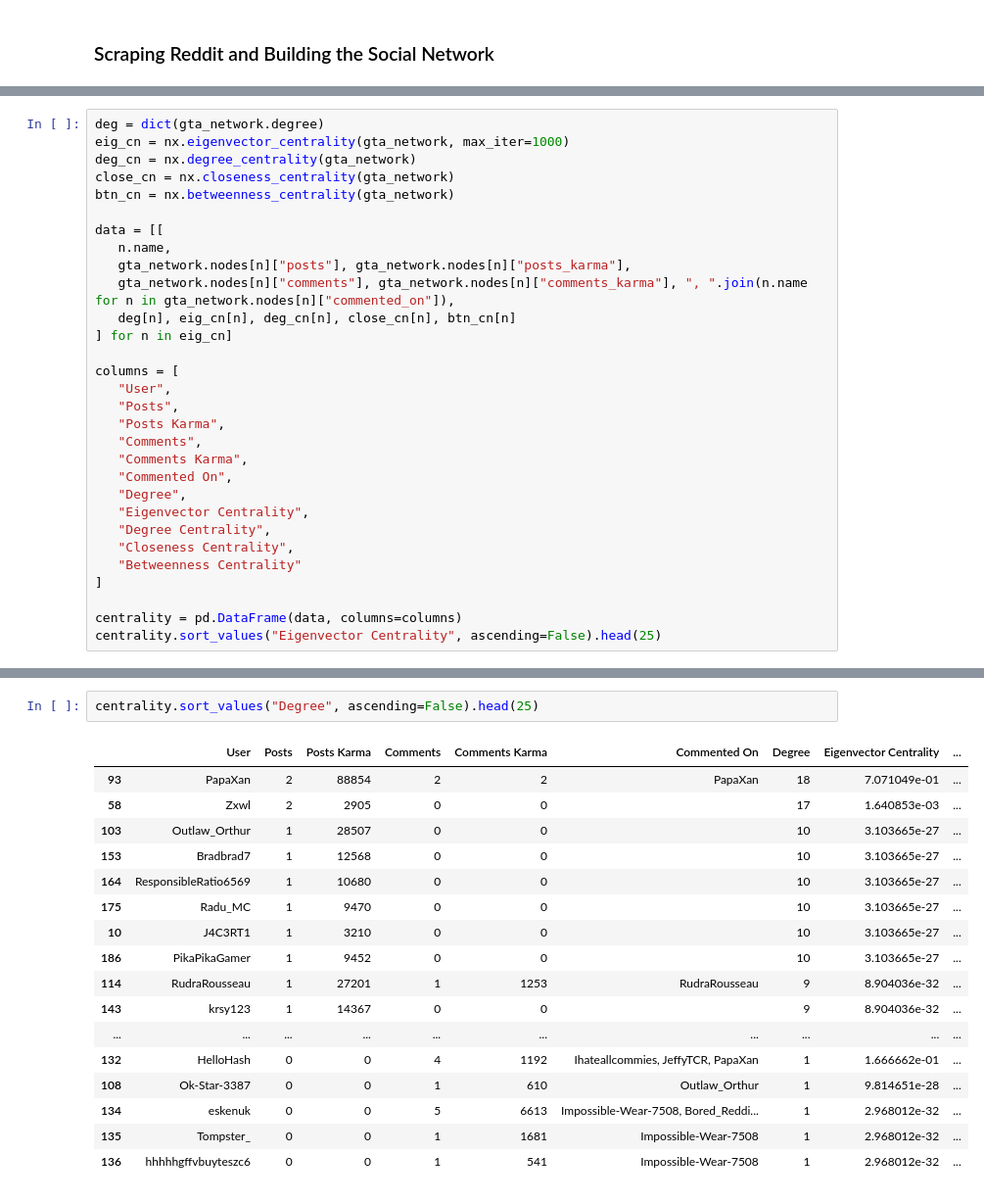
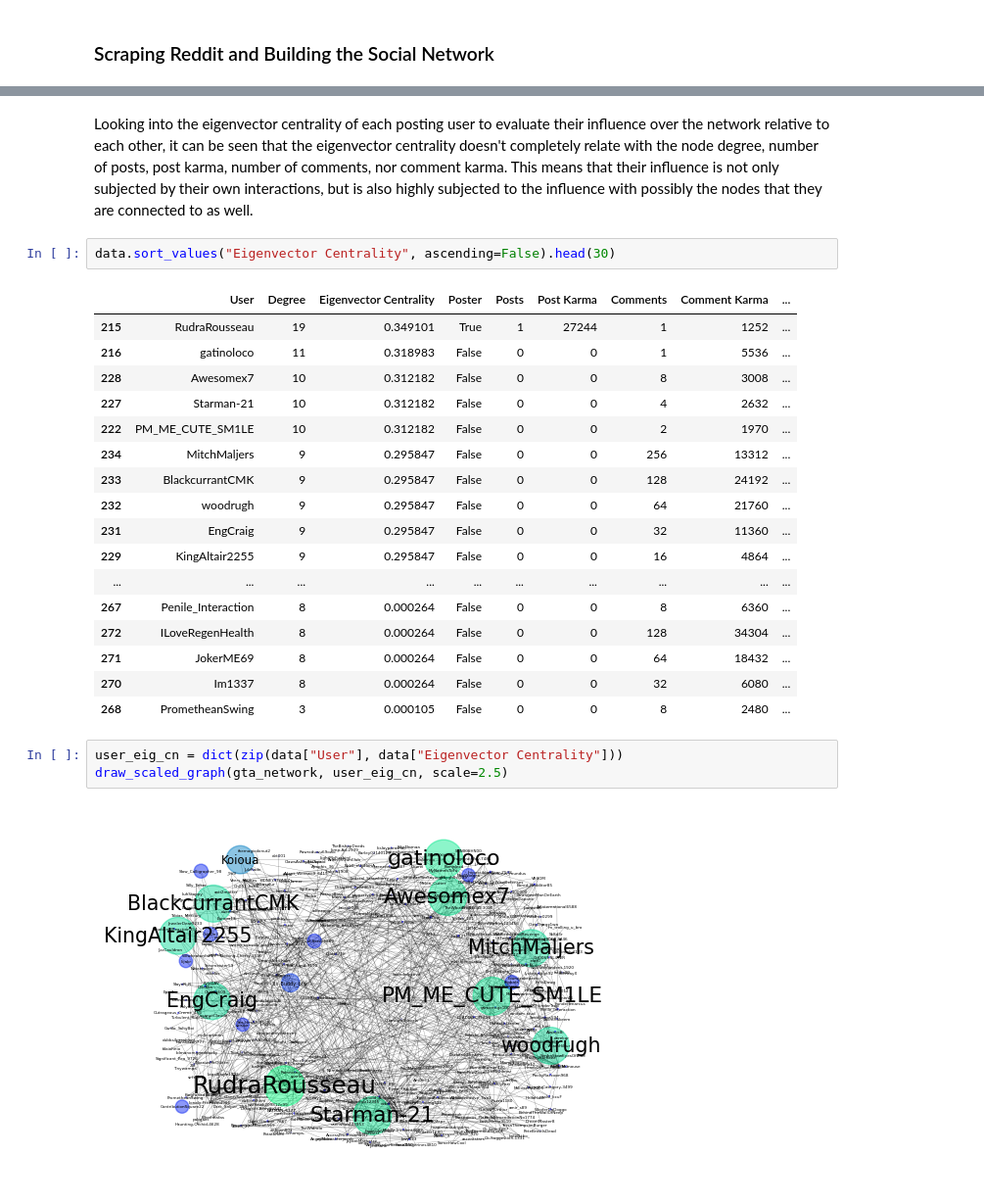
Before and after one commit to LaplaceXD/Linear_Algebra_CS3101N, a Jupyter notebook: Assignments/Spectral_Theory.ipynb, the cells around one changed output, grey strips where cells are left out. Shown at 98% size. Saved outputs shown, nothing was run; the diff lists cells and outputs as text.

```diff
--- a/Assignments/Spectral_Theory.ipynb
+++ b/Assignments/Spectral_Theory.ipynb
@@ -287,30 +332,0 @@ nx.draw(gta_network, pos, width=0.5, alpha=0.5,
-# %%
-deg = dict(gta_network.degree)
-eig_cn = nx.eigenvector_centrality(gta_network, max_iter=1000)
-deg_cn = nx.degree_centrality(gta_network)
-close_cn = nx.closeness_centrality(gta_network)
-btn_cn = nx.betweenness_centrality(gta_network)
-
-data = [[
-   n.name,
-   gta_network.nodes[n]["posts"], gta_network.nodes[n]["posts_karma"],
-   gta_network.nodes[n]["comments"], gta_network.nodes[n]["comments_karma"], ", ".join(n.name for n in gta_network.nodes[n]["commented_on"]),
-   deg[n], eig_cn[n], deg_cn[n], close_cn[n], btn_cn[n]
-] for n in eig_cn]
-
-columns = [
-   "User",
-   "Posts",
-   "Posts Karma",
-   "Comments",
-   "Comments Karma",
-   "Commented On",
-   "Degree",
-   "Eigenvector Centrality",
-   "Degree Centrality",
-   "Closeness Centrality",
-   "Betweenness Centrality"
-]
-
-centrality = pd.DataFrame(data, columns=columns)
-centrality.sort_values("Eigenvector Centrality", ascending=False).head(25)
@@ -335,20 +358,27 @@ centrality.sort_values("Eigenvector Centrality", ascending=False).head(25)
+# %% [markdown]
+Looking into the eigenvector centrality of each posting user to evaluate their influence over the network relative to each other, it can be seen that the eigenvector centrality doesn't completely relate with the node degree, number of posts, post karma, number of comments, nor comment karma. This means that their influence is not only subjected by their own interactions, but is also highly subjected to the influence with possibly the nodes that they are connected to as well.
 # %%
-centrality.sort_values("Degree", ascending=False).head(25)
+data.sort_values("Eigenvector Centrality", ascending=False).head(30)
 # %% [output]
-|  | User | Posts | Posts Karma | Comments | Comments Karma | Commented On | Degree | Eigenvector Centrality | ... |
-| 93 | PapaXan | 2 | 88854 | 2 | 2 | PapaXan | 18 | 7.071049e-01 | ... |
-| 58 | Zxwl | 2 | 2905 | 0 | 0 |  | 17 | 1.640853e-03 | ... |
-| 103 | Outlaw_Orthur | 1 | 28507 | 0 | 0 |  | 10 | 3.103665e-27 | ... |
-| 153 | Bradbrad7 | 1 | 12568 | 0 | 0 |  | 10 | 3.103665e-27 | ... |
-| 164 | ResponsibleRatio6569 | 1 | 10680 | 0 | 0 |  | 10 | 3.103665e-27 | ... |
-| 175 | Radu_MC | 1 | 9470 | 0 | 0 |  | 10 | 3.103665e-27 | ... |
-| 10 | J4C3RT1 | 1 | 3210 | 0 | 0 |  | 10 | 3.103665e-27 | ... |
-| 186 | PikaPikaGamer | 1 | 9452 | 0 | 0 |  | 10 | 3.103665e-27 | ... |
-| 114 | RudraRousseau | 1 | 27201 | 1 | 1253 | RudraRousseau | 9 | 8.904036e-32 | ... |
-| 143 | krsy123 | 1 | 14367 | 0 | 0 |  | 9 | 8.904036e-32 | ... |
+|  | User | Degree | Eigenvector Centrality | Poster | Posts | Post Karma | Comments | Comment Karma | ... |
+| 215 | RudraRousseau | 19 | 0.349101 | True | 1 | 27244 | 1 | 1252 | ... |
+| 216 | gatinoloco | 11 | 0.318983 | False | 0 | 0 | 1 | 5536 | ... |
+| 228 | Awesomex7 | 10 | 0.312182 | False | 0 | 0 | 8 | 3008 | ... |
+| 227 | Starman-21 | 10 | 0.312182 | False | 0 | 0 | 4 | 2632 | ... |
+| 222 | PM_ME_CUTE_SM1LE | 10 | 0.312182 | False | 0 | 0 | 2 | 1970 | ... |
+| 234 | MitchMaljers | 9 | 0.295847 | False | 0 | 0 | 256 | 13312 | ... |
+| 233 | BlackcurrantCMK | 9 | 0.295847 | False | 0 | 0 | 128 | 24192 | ... |
+| 232 | woodrugh | 9 | 0.295847 | False | 0 | 0 | 64 | 21760 | ... |
+| 231 | EngCraig | 9 | 0.295847 | False | 0 | 0 | 32 | 11360 | ... |
+| 229 | KingAltair2255 | 9 | 0.295847 | False | 0 | 0 | 16 | 4864 | ... |
 | ... | ... | ... | ... | ... | ... | ... | ... | ... | ... |
-| 132 | HelloHash | 0 | 0 | 4 | 1192 | Ihateallcommies, JeffyTCR, PapaXan | 1 | 1.666662e-01 | ... |
-| 108 | Ok-Star-3387 | 0 | 0 | 1 | 610 | Outlaw_Orthur | 1 | 9.814651e-28 | ... |
-| 134 | eskenuk | 0 | 0 | 5 | 6613 | Impossible-Wear-7508, Bored_Reddi... | 1 | 2.968012e-32 | ... |
-| 135 | Tompster_ | 0 | 0 | 1 | 1681 | Impossible-Wear-7508 | 1 | 2.968012e-32 | ... |
-| 136 | hhhhhgffvbuyteszc6 | 0 | 0 | 1 | 541 | Impossible-Wear-7508 | 1 | 2.968012e-32 | ... |
+| 267 | Penile_Interaction | 8 | 0.000264 | False | 0 | 0 | 8 | 6360 | ... |
+| 272 | ILoveRegenHealth | 8 | 0.000264 | False | 0 | 0 | 128 | 34304 | ... |
+| 271 | JokerME69 | 8 | 0.000264 | False | 0 | 0 | 64 | 18432 | ... |
+| 270 | Im1337 | 8 | 0.000264 | False | 0 | 0 | 32 | 6080 | ... |
+| 268 | PrometheanSwing | 3 | 0.000105 | False | 0 | 0 | 8 | 2480 | ... |
+# %%
+user_eig_cn = dict(zip(data["User"], data["Eigenvector Centrality"]))
+draw_scaled_graph(gta_network, user_eig_cn, scale=2.5)
+# %% [output]
+[figure, added]
```
Also changed, not shown: parts of 17 cells of this notebook.
